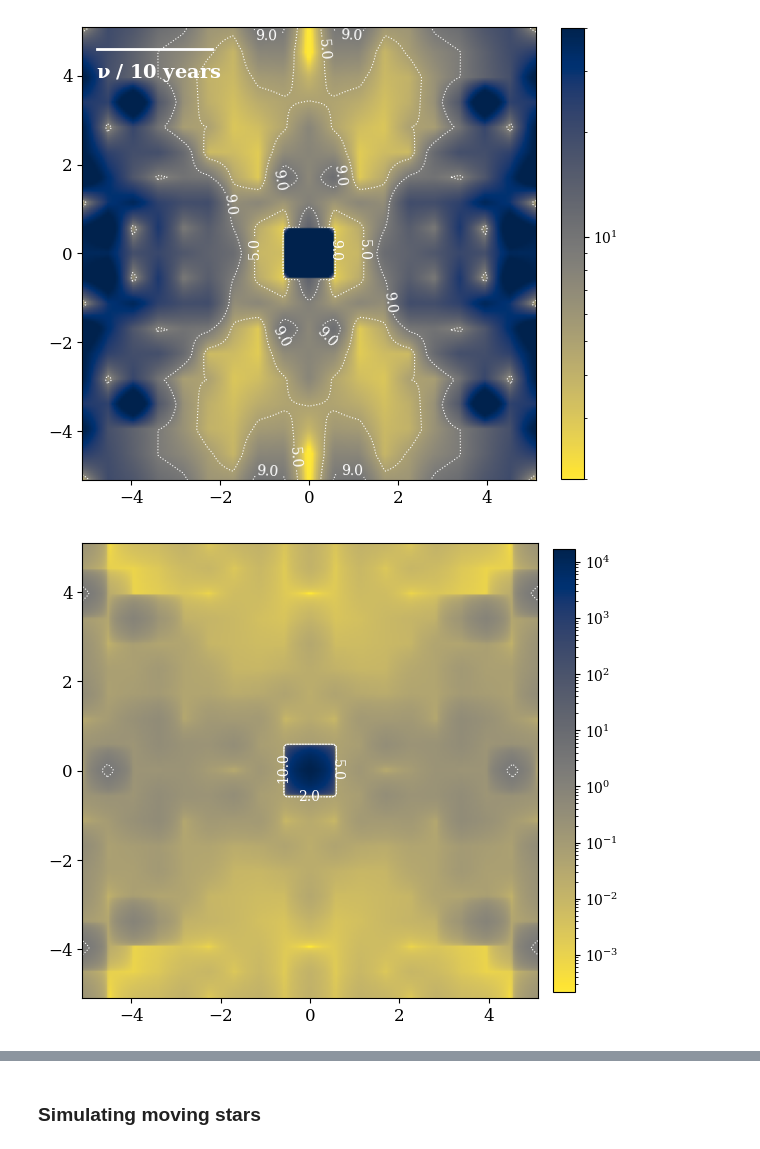
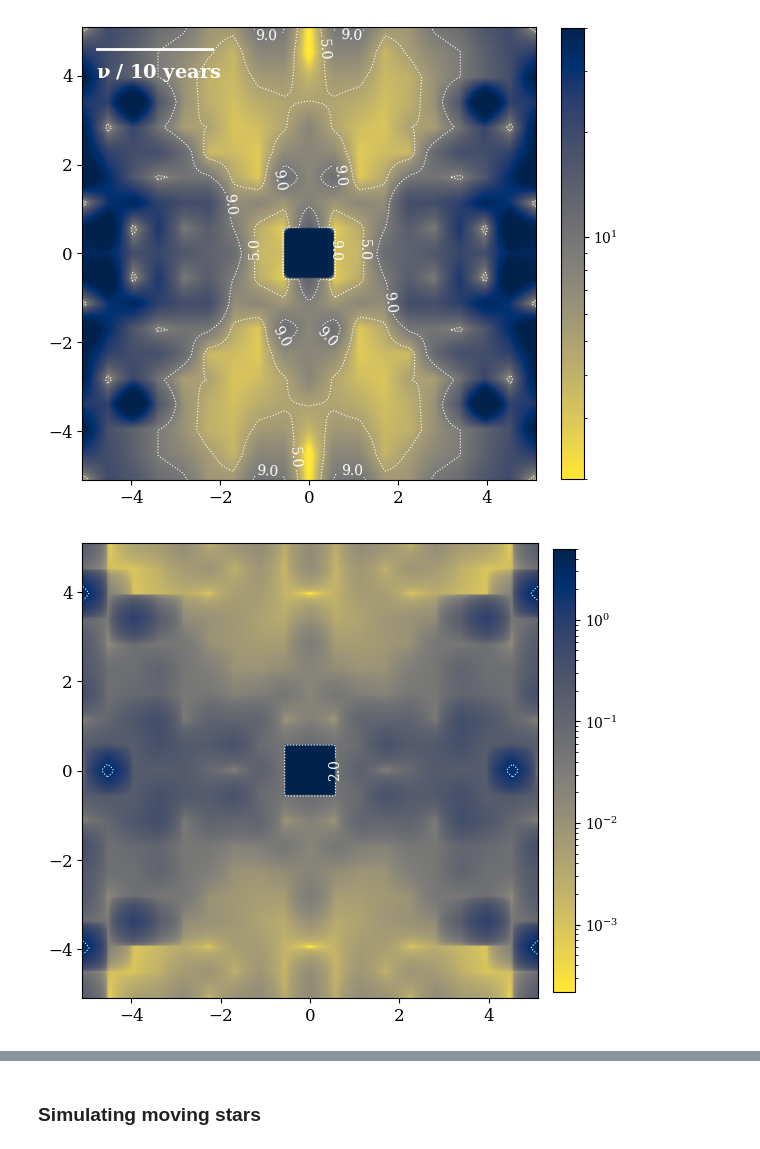
Before and after one commit to abby-moran/Quasar_microlensing_public, a Jupyter notebook: interp_grid01.ipynb, the cells around one changed output, grey strips where cells are left out. Drawn from its saved outputs; the diff is of its cells as text; code cells hidden in the pictures.

```diff
--- a/interp_grid01.ipynb
+++ b/interp_grid01.ipynb
@@ -1062,31 +1062,32 @@ plt.savefig('../Figures/pos_01.pdf', bbox_inches='tight')
 # %%
 fig, (ax1) = plt.subplots(nrows=1, ncols=1, figsize=(6, 8))
 extent = np.array([np.min(fine_grid_x), np.max(fine_grid_x),  np.min(fine_grid_y), np.max(fine_grid_y)])*rad_to_arcsec
 
 X, Y = np.meshgrid(fine_grid_x*rad_to_arcsec, fine_grid_y*rad_to_arcsec)
 Z = np.flipud(sigma_c2_interp).T
+Z[Z>5]=5
 levels=[ 2, 5, 10]
-im=ax1.imshow(Z, origin='lower', cmap=reversed_map, extent=extent,norm=matplotlib.colors.LogNorm())#,  vmax=68, vmin=1)
+im=ax1.imshow(Z, origin='lower', cmap=reversed_map, extent=extent,norm=matplotlib.colors.LogNorm(vmax=5))#,  vmax=68, vmin=1)
 cbar = plt.colorbar(im, ax=ax1, fraction=0.045, pad=.03)
 #cbar.set_label(r'$ \sigma \ [|\theta_{\text{c}}|] \ (\mu as)$', fontsize=14)
 
 #contours
 contours = ax1.contour(X, Y, Z, levels=levels, colors='white', linewidths=0.8, linestyles='dotted')
 ax1.clabel(contours, inline=True, fontsize=10, fmt="%.1f")
 
 ax1.tick_params(axis='both', which='major', labelsize=12)
 ax1.tick_params(axis='both', which='minor', labelsize=10)
 #plt.title(r'$m_l=0.8M_\odot$', fontsize=16)
 #ax1.set_xlim(-1.4e-11, .1e-11)
 #ax1.set_ylim(-.1e-11, 1.4e-11)
 
 #ax1.set_xlabel(r'$\theta_x \ (\mu as)$', fontsize=14)
 #ax1.set_ylabel(r'$\theta_y \ (\mu as)$', fontsize=14)
 plt.tight_layout()
 #plt.savefig('../Figures/thetac_01.pdf', bbox_inches='tight')
 #FileLink('../Figures/thetac_01.pdf')
 # %% [output]
-[figure, old version]
+[figure, new version]
 # %%
 fig, (ax1) = plt.subplots(nrows=1, ncols=1, figsize=(6, 8))
 extent = np.array([np.min(fine_grid_x), np.max(fine_grid_x),  np.min(fine_grid_y), np.max(fine_grid_y)])*rad_to_arcsec
```
Also changed, not shown: parts of 1 cell of this notebook, 6 other files.
